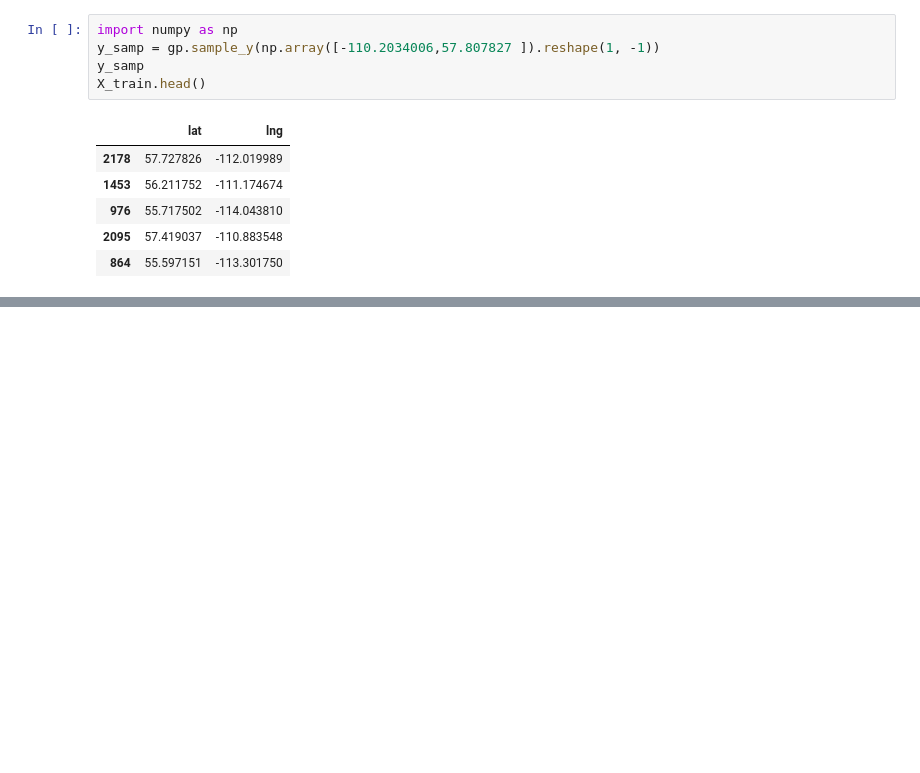
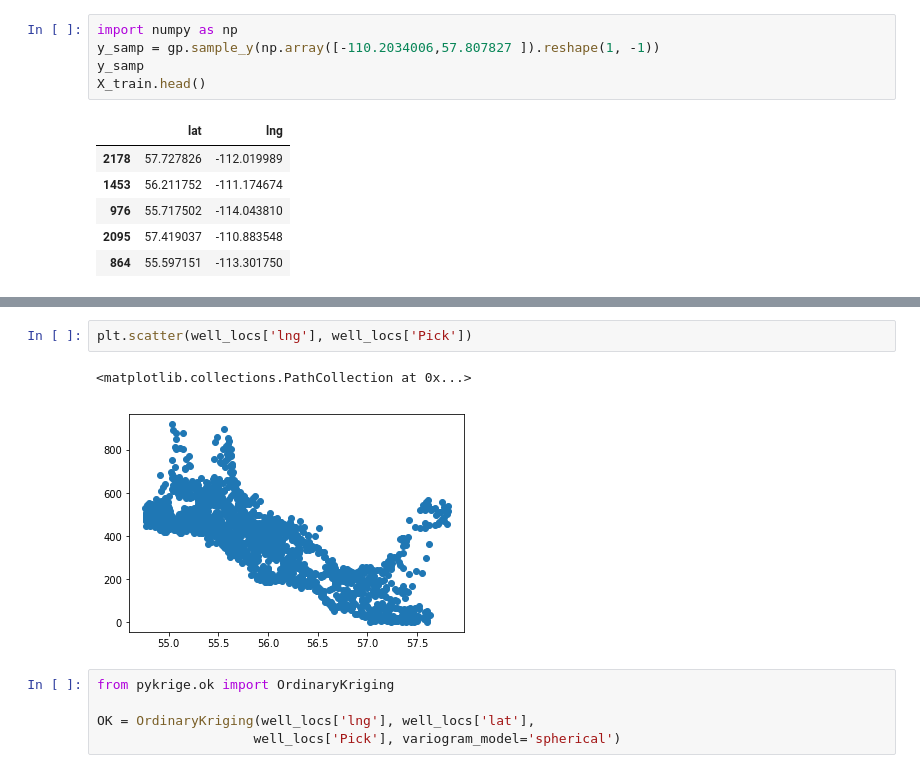
Before and after one commit to nshea3/athabasca-data, a Jupyter notebook: top_mcmurray.ipynb, the cells around one changed output, grey strips where cells are left out. Drawn from its saved outputs; the diff is of its cells as text; blank space fills up the shorter version.

```diff
--- a/top_mcmurray.ipynb
+++ b/top_mcmurray.ipynb
@@ -171,0 +181,10 @@ fig.colorbar(contour_plot)
+# %%
+plt.scatter(well_locs['lng'], well_locs['Pick'])
+# %% [output]
+<matplotlib.collections.PathCollection at 0x...>
+[figure, added]
+# %%
+from pykrige.ok import OrdinaryKriging
+
+OK = OrdinaryKriging(well_locs['lng'], well_locs['lat'],
+                    well_locs['Pick'], variogram_model='spherical')
```
Also changed, not shown: parts of 13 cells of this notebook, 2 other files.
